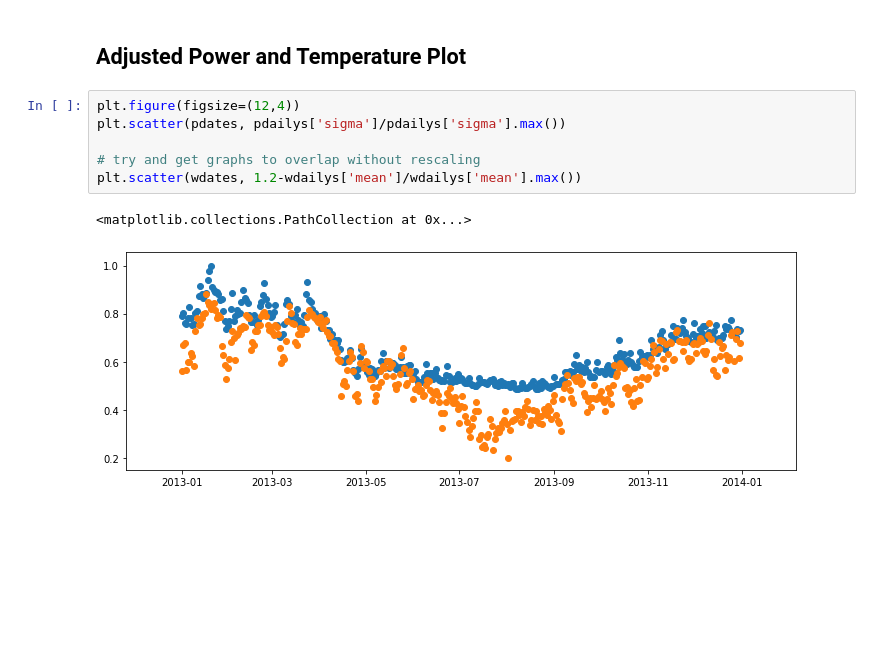
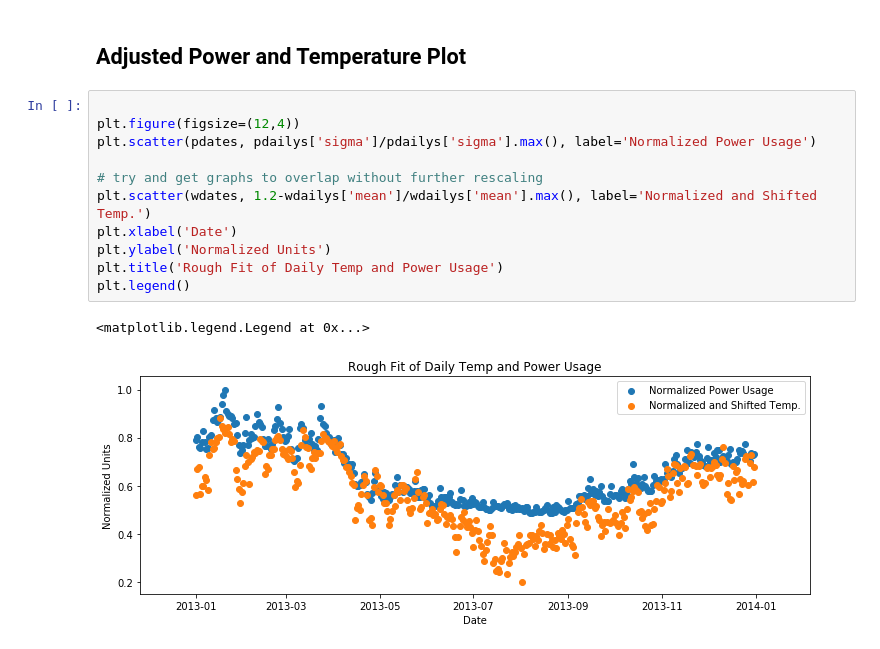
Before and after one commit to group-1-project-1/london-power-analysis, a Jupyter notebook: notebooks/weather-power-analysis.ipynb, the cells around one changed output. Saved outputs shown, nothing was run; the diff lists cells and outputs as text; blank space fills up the shorter version.

Commit message:
cleaned up power vs weather plot

```diff
--- a/notebooks/weather-power-analysis.ipynb
+++ b/notebooks/weather-power-analysis.ipynb
@@ -88,11 +88,16 @@ plt.scatter(wdates, wdailys['mean']/wdailys['mean'].max())
 # %% [markdown]
 ## Adjusted Power and Temperature Plot
 # %%
+
 plt.figure(figsize=(12,4))
-plt.scatter(pdates, pdailys['sigma']/pdailys['sigma'].max())
+plt.scatter(pdates, pdailys['sigma']/pdailys['sigma'].max(), label='Normalized Power Usage')
 
-# try and get graphs to overlap without rescaling
-plt.scatter(wdates, 1.2-wdailys['mean']/wdailys['mean'].max())
+# try and get graphs to overlap without further rescaling
+plt.scatter(wdates, 1.2-wdailys['mean']/wdailys['mean'].max(), label='Normalized and Shifted Temp.')
+plt.xlabel('Date')
+plt.ylabel('Normalized Units')
+plt.title('Rough Fit of Daily Temp and Power Usage')
+plt.legend()
 # %% [output]
-<matplotlib.collections.PathCollection at 0x...>
+<matplotlib.legend.Legend at 0x...>
-[figure, old version]
+[figure, new version]
```
